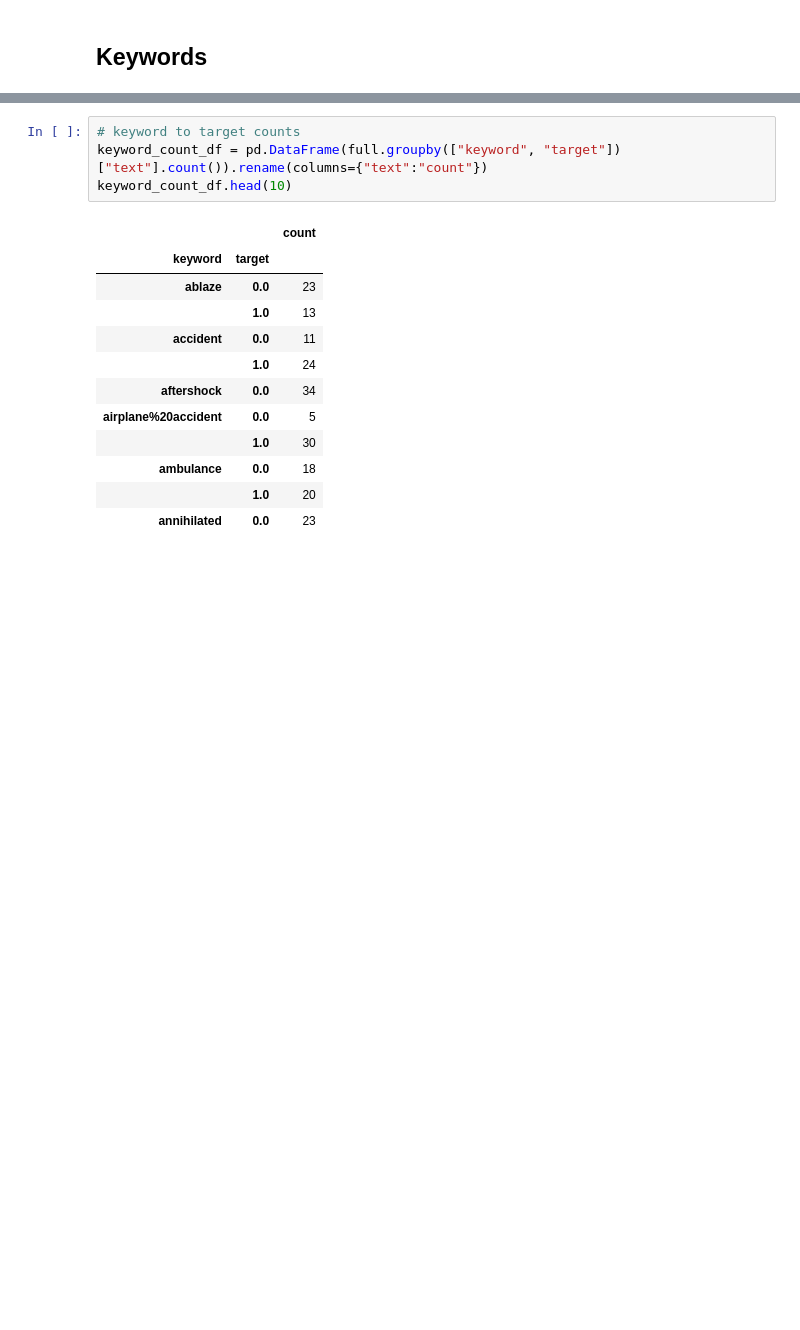
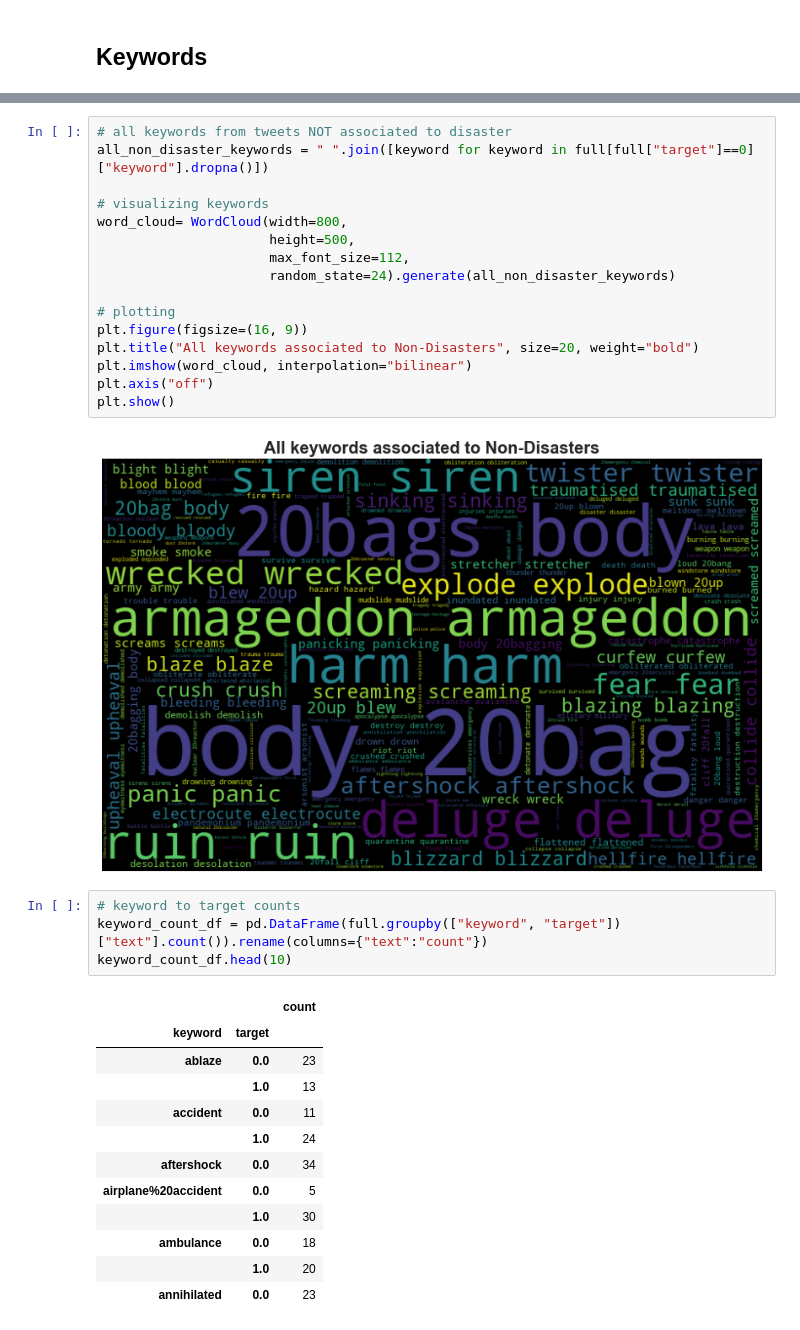
Before and after one commit to katebeloussmile/Learn3_2sem, a Jupyter notebook: ML/RGR/RGR.ipynb, the cells around one changed output, grey strips where cells are left out. Cells and saved outputs as stored; diff of their text form; blank space fills up the shorter version.

```diff
--- a/ML/RGR/RGR.ipynb
+++ b/ML/RGR/RGR.ipynb
@@ -284,3 +365,21 @@ train_duplicates.iloc[diff_label_idx]
+# %%
+# all keywords from tweets NOT associated to disaster
+all_non_disaster_keywords = " ".join([keyword for keyword in full[full["target"]==0]["keyword"].dropna()])
+
+# visualizing keywords
+word_cloud= WordCloud(width=800,
+                      height=500,
+                      max_font_size=112,
+                      random_state=24).generate(all_non_disaster_keywords)
+
+# plotting
+plt.figure(figsize=(16, 9))
+plt.title("All keywords associated to Non-Disasters", size=20, weight="bold")
+plt.imshow(word_cloud, interpolation="bilinear")
+plt.axis("off")
+plt.show()
+# %% [output]
+[figure, added]
 # %%
 # keyword to target counts
 keyword_count_df = pd.DataFrame(full.groupby(["keyword", "target"])["text"].count()).rename(columns={"text":"count"})
```
Also changed, not shown: parts of 98 cells of this notebook, 13 other files.
